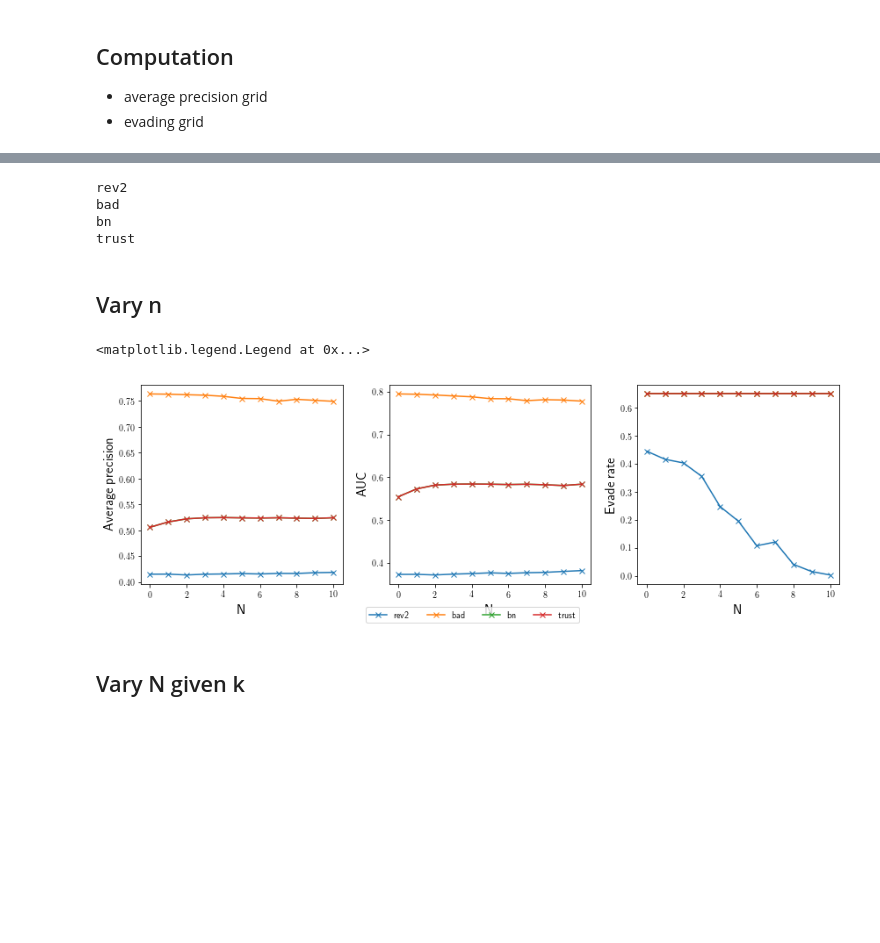
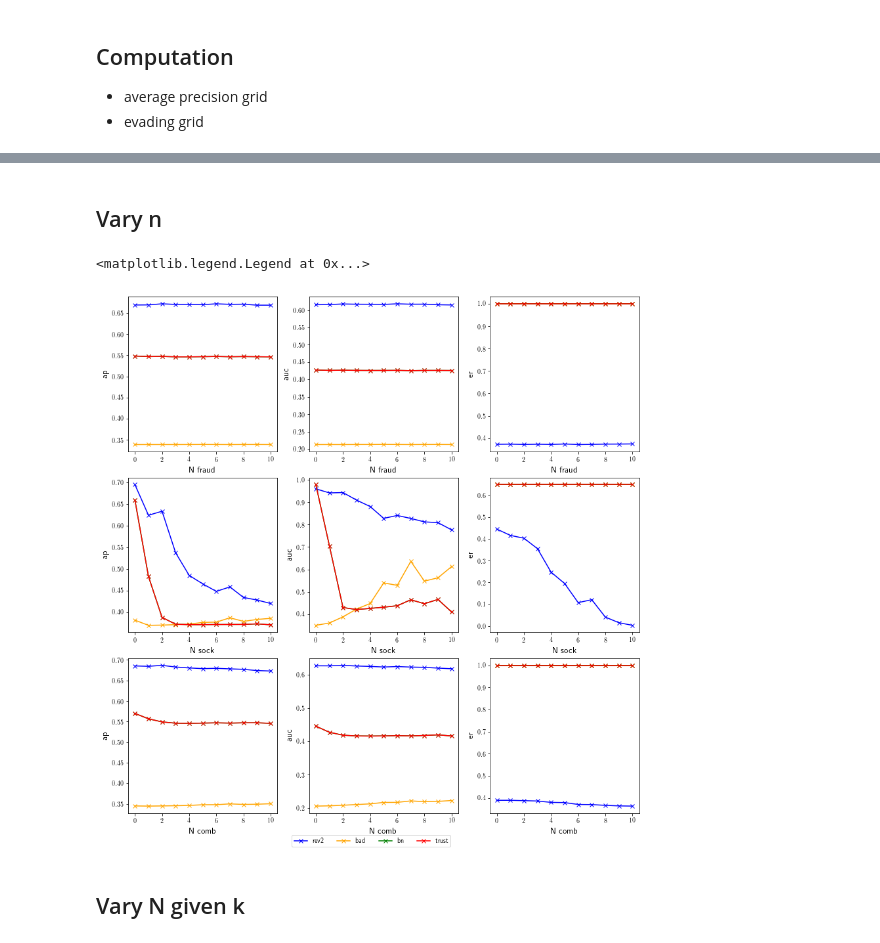
Before and after one commit to rzlll/DataMining, a Jupyter notebook: src/otc-eval.ipynb, the cells around one changed output, grey strips where cells are left out. Drawn from its saved outputs; the diff is of its cells as text; code cells hidden in the pictures; blank space fills up the shorter version.

```diff
--- a/src/otc-eval.ipynb
+++ b/src/otc-eval.ipynb
@@ -79,17 +91,11 @@ save to ../res/otc.pkl
 # %%
-ap_dict = {alg_name: np.zeros((11, 11, 20)) for alg_name in alg_list}
-auc_dict = {alg_name: np.zeros((11, 11, 20)) for alg_name in alg_list}
-er_dict = {alg_name: np.zeros((11, 11, 20)) for alg_name in alg_list}
+target_list = ['fraud', 'sock', 'comb']
+met_list = ['ap', 'auc', 'er']
 
-for alg_name in alg_list:
-    print(alg_name)
+plot_data_dict = {alg_name: {t: {m: np.zeros((11, 11, 20)) for m in met_list} for t in target_list} for alg_name in alg_list}
+
+for alg_name, target in itertools.product(alg_list, target_list):
     results_dict = dict(zip(itertools.product(range(11), range(11), range(20)), metrics_dict[alg_name]))
     for k, n, ind in itertools.product(range(11), range(11), range(20)):
-        ap_dict[alg_name][k, n, ind] = results_dict[(k, n, ind)][0]
-        auc_dict[alg_name][k, n, ind] = results_dict[(k, n, ind)][1]
-        er_dict[alg_name][k, n, ind] = results_dict[(k, n, ind)][2]
+        for met in ['ap', 'auc', 'er']:
+            plot_data_dict[alg_name][target][met][k, n, ind] = results_dict[(k, n, ind)][target][met]
-# %% [output]
-rev2
-bad
-bn
-trust
@@ -96,38 +122,20 @@ trust
 # %% [markdown]
 ## Vary n
-# %%
-nfig, axes = plt.subplots(1, 3, figsize=(12, 4))
-
-ax = axes[0]
-x = np.arange(11)
-for alg_name in alg_list:
-    y = np.mean(ap_dict[alg_name], axis=(0, 2))
-    ax.plot(x, y, marker='x')
-ax.set_ylabel('Average precision', fontsize=15)
-ax.set_xlabel('N', fontsize=15)
-
-ax = axes[1]
-x = np.arange(11)
-for alg_name in alg_list:
-    y = np.mean(auc_dict[alg_name], axis=(0, 2))
-    ax.plot(x, y, marker='x')
-ax.set_ylabel('AUC', fontsize=15)
-ax.set_xlabel('N', fontsize=15)
-
-ax = axes[2]
-x = np.arange(11)
-lines = []
-for alg_name in alg_list:
-    y = np.mean(er_dict[alg_name], axis=(0, 2))
-    lines += [ax.plot(x, y, marker='x')[0]]
-ax.set_ylabel('Evade rate', fontsize=15)
-ax.set_xlabel('N', fontsize=15)
-
-nfig.tight_layout()
-nfig.legend(lines, alg_list, loc='lower center', ncol=len(alg_list))
-# %% [output]
-<matplotlib.legend.Legend at 0x...>
-[figure, removed]
+# %%
+nfig, axes = plt.subplots(3, 3, figsize=(12, 12))
+
+for t_ind, m_ind in itertools.product(range(3), range(3)):
+    target = target_list[t_ind]
+    met = met_list[m_ind]
+    y_data = {alg_name: np.mean(plot_data_dict[alg_name][target][met], axis=(0, 2)) for alg_name in alg_list}
+    e_data = {alg_name: np.std(plot_data_dict[alg_name][target][met], axis=(0, 2)) for alg_name in alg_list}
+    lines = plot_lines(axes[t_ind, m_ind], range(11), y_data, xlabel='%s %s' %('N', target), ylabel=met, title='', e_data=None)
+
+nfig.tight_layout(pad=2, w_pad=0.3, h_pad=0.2)
+nfig.legend(lines, alg_list, loc='lower center', ncol=len(alg_list), fontsize='medium')
+# %% [output]
+<matplotlib.legend.Legend at 0x...>
+[figure, added]
 # %% [markdown]
 ## Vary N given k
 # %%
```
Also changed, not shown: parts of 6 cells of this notebook, 1 other file.
